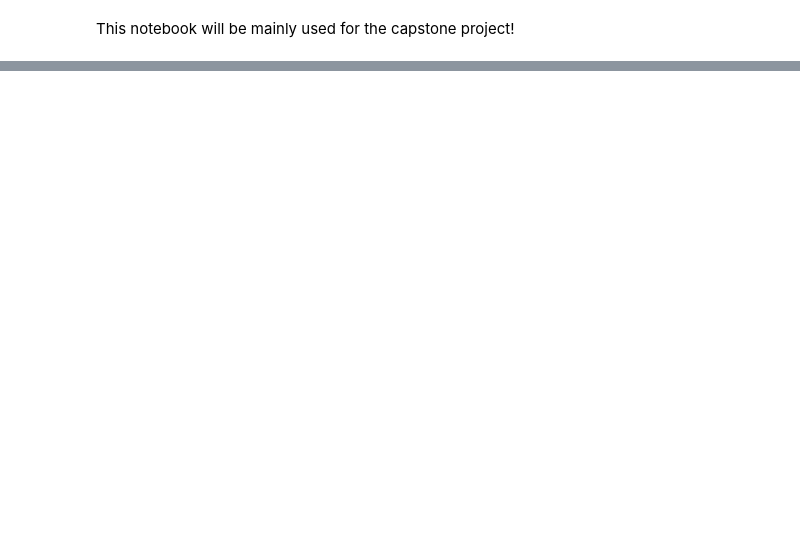
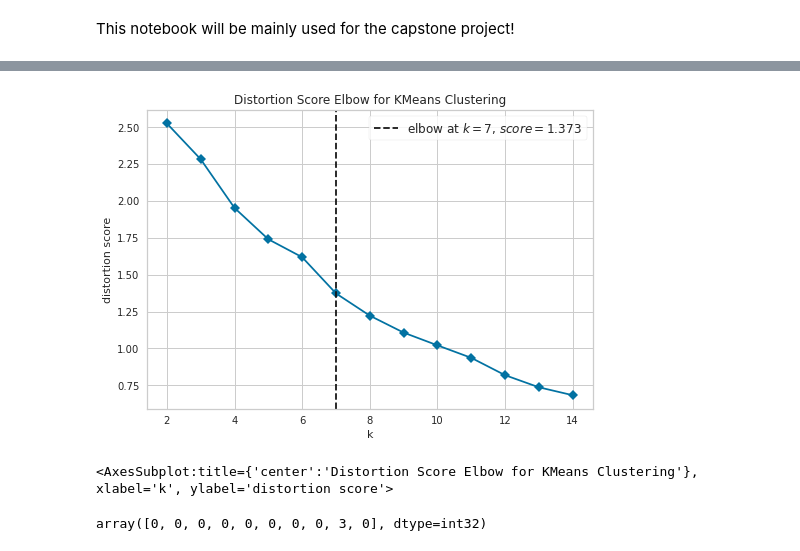
Before and after one commit to shkothari88/Coursera_Capstone, a Jupyter notebook: Coursera_Capstone_Project_Module10.ipynb, the cells around one changed output, grey strips where cells are left out. Saved outputs shown, nothing was run; the diff lists cells and outputs as text; code cells hidden in the pictures; blank space fills up the shorter version.

```diff
--- a/Coursera_Capstone_Project_Module10.ipynb
+++ b/Coursera_Capstone_Project_Module10.ipynb
@@ -200,0 +239,11 @@ map_toronto
+# %%
+Toronto_onehot = pd.get_dummies(Toronto_venues[['Venue Category']], prefix="", prefix_sep="")
+
+# add neighborhood column back to dataframe
+Toronto_onehot['Neighborhood'] = Toronto_venues['Neighborhood']
+
+# move neighborhood column to the first column
+fixed_columns = [Toronto_onehot.columns[-1]] + list(Toronto_onehot.columns[:-1])
+Toronto_onehot = Toronto_onehot[fixed_columns]
+
+Toronto_onehot.shape
@@ -200,0 +252,3 @@ map_toronto
+# %%
+Toronto_grouped = Toronto_onehot.groupby('Neighborhood').mean().reset_index()
+Toronto_grouped.head()
@@ -200,0 +298,24 @@ map_toronto
+# %%
+#!conda install -c conda-forge yellowbrick
+from yellowbrick.cluster import KElbowVisualizer
+
+#Find optimal number of clusters using the elbow method
+Toronto_grouped_clustering = Toronto_grouped.drop('Neighborhood', 1)
+
+model = KMeans()
+visualizer = KElbowVisualizer(model, k=(2,15), timings=False)
+
+visualizer.fit(Toronto_grouped_clustering)        # Fit the data to the visualizer
+visualizer.show()
+# %% [output]
+[figure, added]
+<AxesSubplot:title={'center':'Distortion Score Elbow for KMeans Clustering'}, xlabel='k', ylabel='distortion score'>
+# %%
+kclusters = 7
+# run k-means clustering
+kmeans = KMeans(n_clusters=kclusters, random_state=0).fit(Toronto_grouped_clustering)
+
+# check cluster labels generated for each row in the dataframe
+kmeans.labels_[0:10]
+# %% [output]
+array([0, 0, 0, 0, 0, 0, 0, 0, 3, 0], dtype=int32)
```
Also changed, not shown: parts of 45 cells of this notebook.
